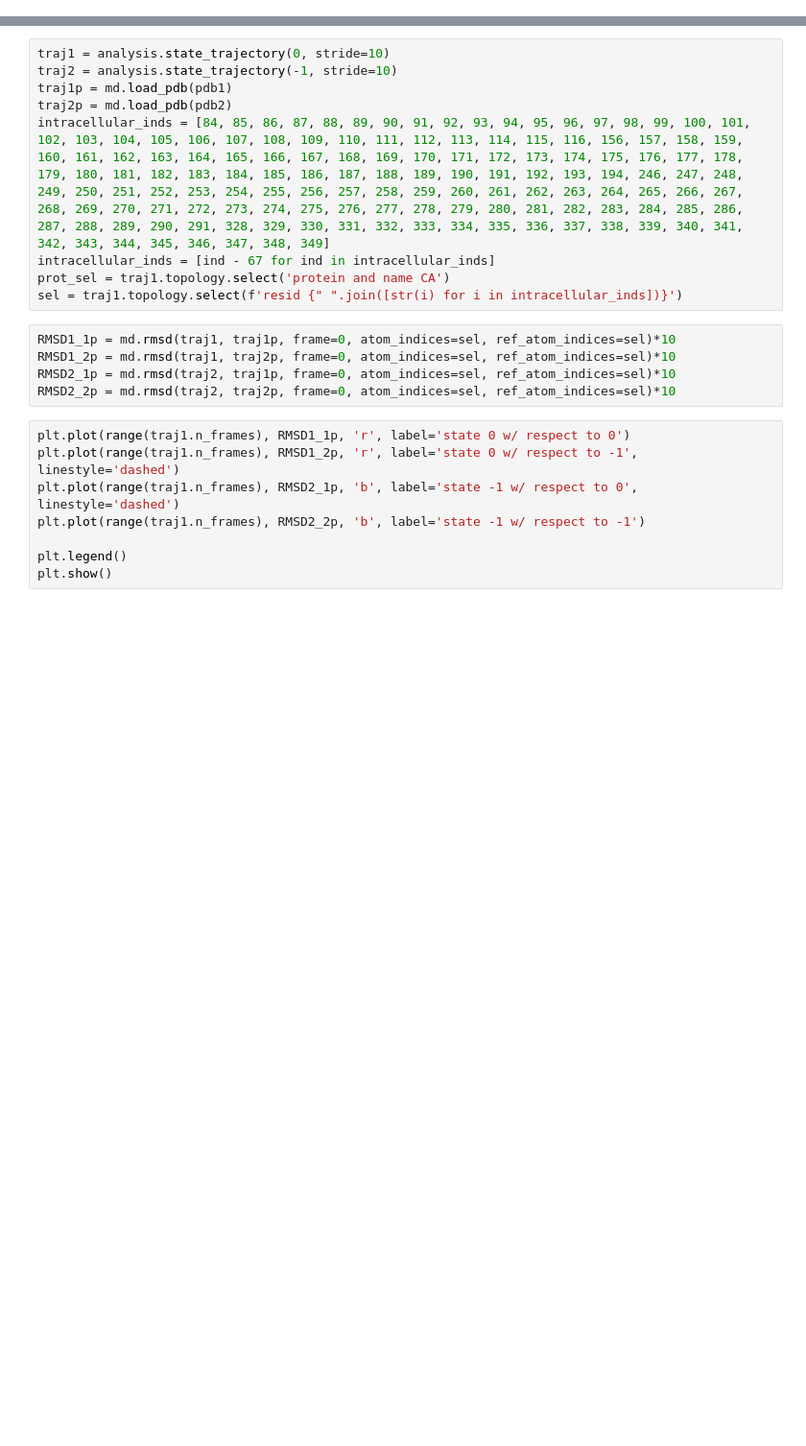
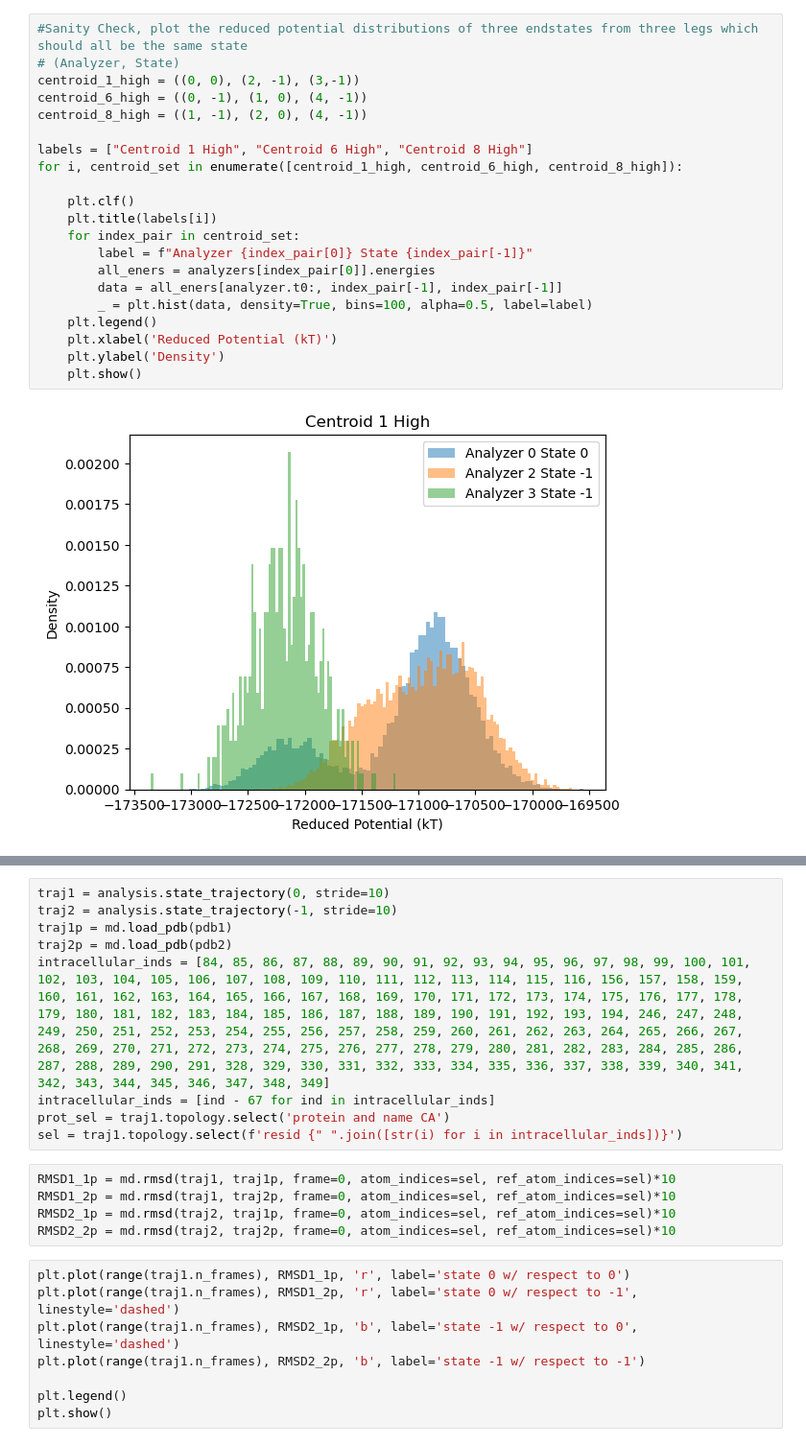
Before and after one commit to CCBatIIT/FultonMarket, a Jupyter notebook: AnalyzeUmbrellaSampling.ipynb, the cells around one changed output, grey strips where cells are left out. Shown at 96% size. Drawn from its saved outputs; the diff is of its cells as text; blank space fills up the shorter version.

```diff
--- a/AnalyzeUmbrellaSampling.ipynb
+++ b/AnalyzeUmbrellaSampling.ipynb
@@ -31,0 +197,23 @@ analysis = FultonMarketAnalysis(dir, pdb1)
+# %%
+#Sanity Check, plot the reduced potential distributions of three endstates from three legs which should all be the same state
+# (Analyzer, State)
+centroid_1_high = ((0, 0), (2, -1), (3,-1))
+centroid_6_high = ((0, -1), (1, 0), (4, -1))
+centroid_8_high = ((1, -1), (2, 0), (4, -1))
+
+labels = ["Centroid 1 High", "Centroid 6 High", "Centroid 8 High"]
+for i, centroid_set in enumerate([centroid_1_high, centroid_6_high, centroid_8_high]):
+
+    plt.clf()
+    plt.title(labels[i])
+    for index_pair in centroid_set:
+        label = f"Analyzer {index_pair[0]} State {index_pair[-1]}"
+        all_eners = analyzers[index_pair[0]].energies
+        data = all_eners[analyzer.t0:, index_pair[-1], index_pair[-1]]
+        _ = plt.hist(data, density=True, bins=100, alpha=0.5, label=label)
+    plt.legend()
+    plt.xlabel('Reduced Potential (kT)')
+    plt.ylabel('Density')
+    plt.show()
+# %% [output]
+[figure, added]
```
Also changed, not shown: parts of 28 cells of this notebook, 2 other files.
